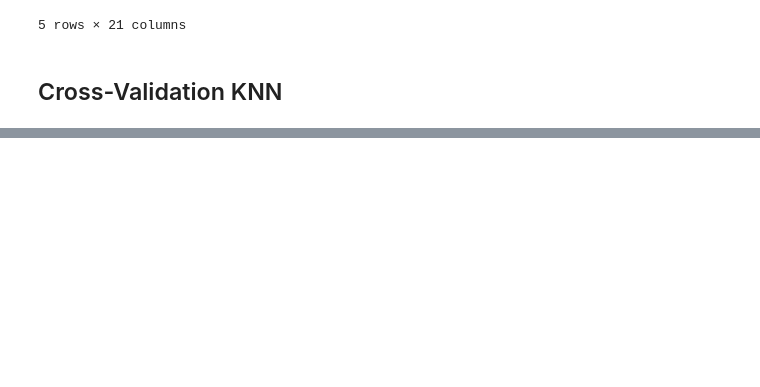
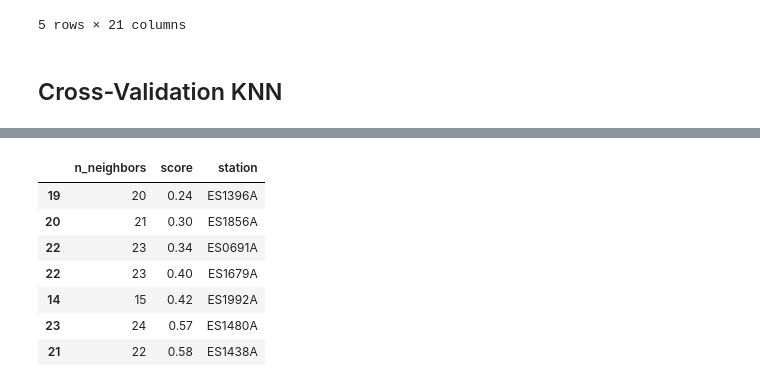
Before and after one commit to javiermas/BCNAirQualityDatathon, a Jupyter notebook: notebooks/Jonas_7.ipynb, the cells around one changed output, grey strips where cells are left out. Drawn from its saved outputs; the diff is of its cells as text; code cells hidden in the pictures; blank space fills up the shorter version.

```diff
--- a/notebooks/Jonas_7.ipynb
+++ b/notebooks/Jonas_7.ipynb
@@ -132,0 +162,9 @@ Name: 23, dtype: float64
+# %%
+to_impute = wide_series.loc[test['date'].unique()]
+for s in obs_and_mods.station.unique():
+    columns = [s + '_' + agg for agg in agg_types]
+    to_impute[columns] = wide_series_mod.loc[to_impute.reset_index().day, columns]
+
+originals = wide_series[list(~wide_series.reset_index().day.isin(test['date'].unique()))]
+wide_series_imputed = pd.concat([to_impute, originals]).sort_index()
+wide_series_imputed.head()
@@ -132,0 +180,23 @@ Name: 23, dtype: float64
+# %%
+all_frames = []
+for s in test.station.unique():
+    frames = [pd.read_csv(f, index_col=0) for f in glob.glob('../reports/cv_knn_Jonas_7*{}*'.format(s))]
+    try:
+        frame = pd.concat(frames)
+        frame['station'] = s
+        all_frames.append(frame)
+    except ValueError:
+        pass
+
+cv_results = pd.concat(all_frames)
+cv_results = cv_results[cv_results['score'] > 0]
+cv_results.sort_values(['score', 'station']).drop_duplicates('station')
+# %% [output]
+|  | n_neighbors | score | station |
+| 19 | 20 | 0.24 | ES1396A |
+| 20 | 21 | 0.30 | ES1856A |
+| 22 | 23 | 0.34 | ES0691A |
+| 22 | 23 | 0.40 | ES1679A |
+| 14 | 15 | 0.42 | ES1992A |
+| 23 | 24 | 0.57 | ES1480A |
+| 21 | 22 | 0.58 | ES1438A |
```
Also changed, not shown: parts of 11 cells of this notebook.
